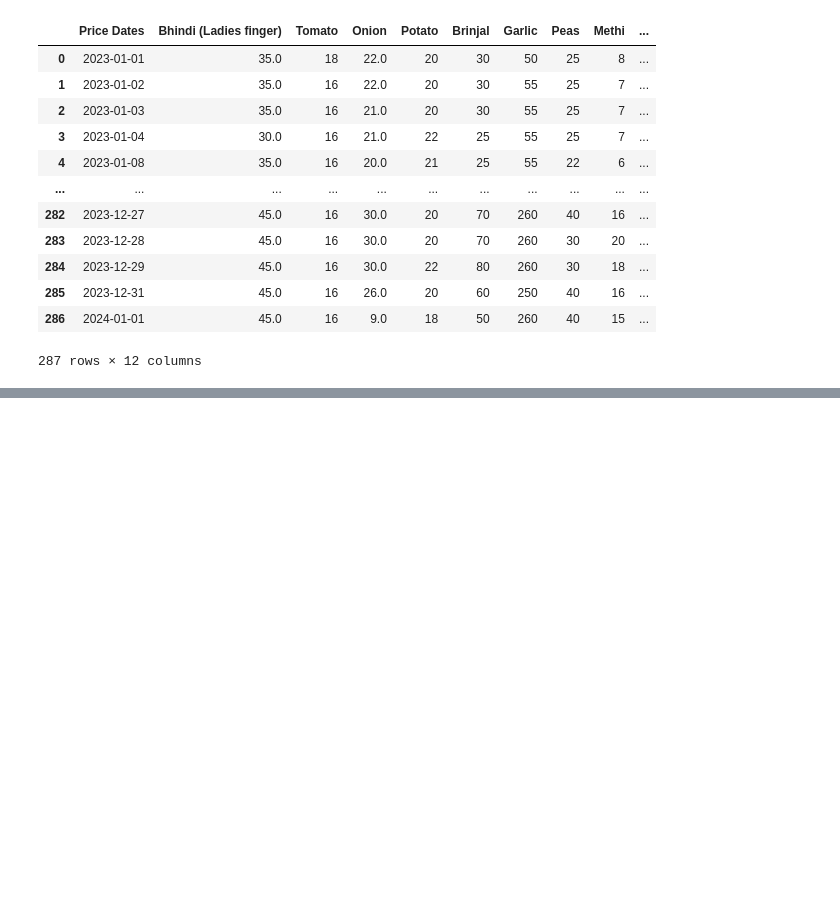
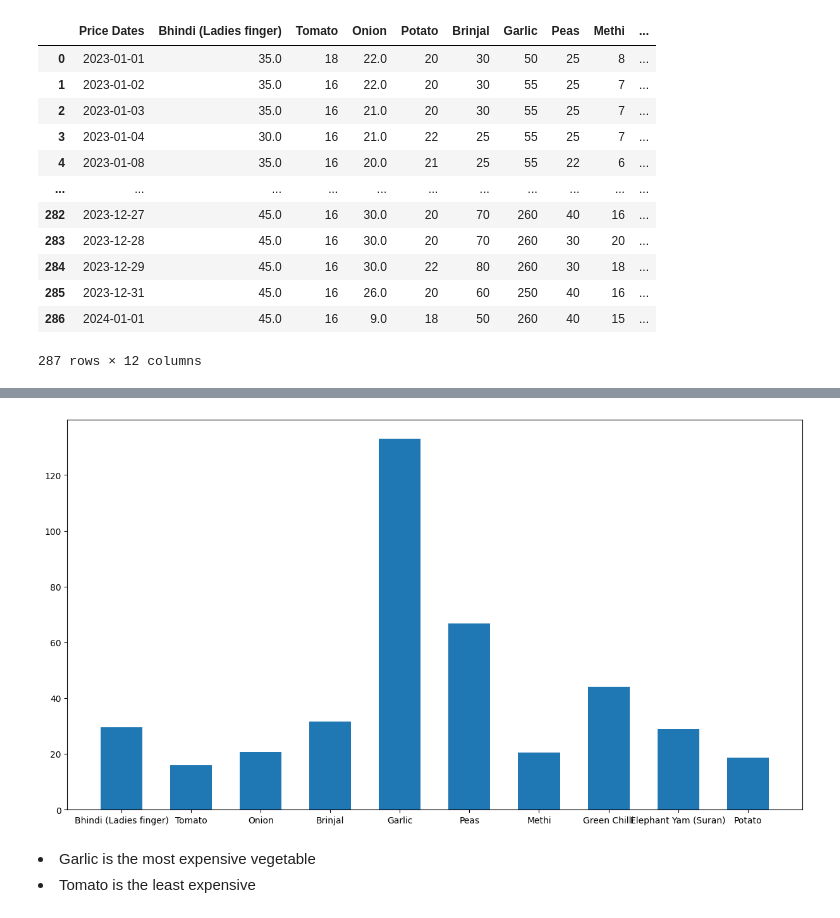
Before and after one commit to VuyiswaN/group5_vegetable_analysis, a Jupyter notebook: vegetable_price_analysis.ipynb, the cells around one changed output, grey strips where cells are left out. Drawn from its saved outputs; the diff is of its cells as text; code cells hidden in the pictures; blank space fills up the shorter version.

```diff
--- a/vegetable_price_analysis.ipynb
+++ b/vegetable_price_analysis.ipynb
@@ -214,0 +273,13 @@ mean_month = df.groupby('Month').mean(numeric_only=True)
+# %%
+list_of_means = [ df['Bhindi (Ladies finger)'].mean(), df['Tomato'].mean(), df['Onion'].mean(), df['Brinjal'].mean(), df['Garlic'].mean(),
+                 df['Peas'].mean(), df['Methi'].mean(), df['Green Chilli'].mean(), df['Elephant Yam (Suran)'].mean(), df['Potato'].mean()]
+
+list_of_names = ['Bhindi (Ladies finger)', 'Tomato', 'Onion','Brinjal','Garlic','Peas','Methi','Green Chilli','Elephant Yam (Suran)', 'Potato']
+plt.figure(figsize=(15, 8))
+plt.bar(list_of_names, list_of_means, width=0.6)
+plt.show()
+# %% [output]
+[figure, added]
+# %% [markdown]
+<li> Garlic is the most expensive vegetable
+<li> Tomato is the least expensive
```
Also changed, not shown: parts of 37 cells of this notebook.
